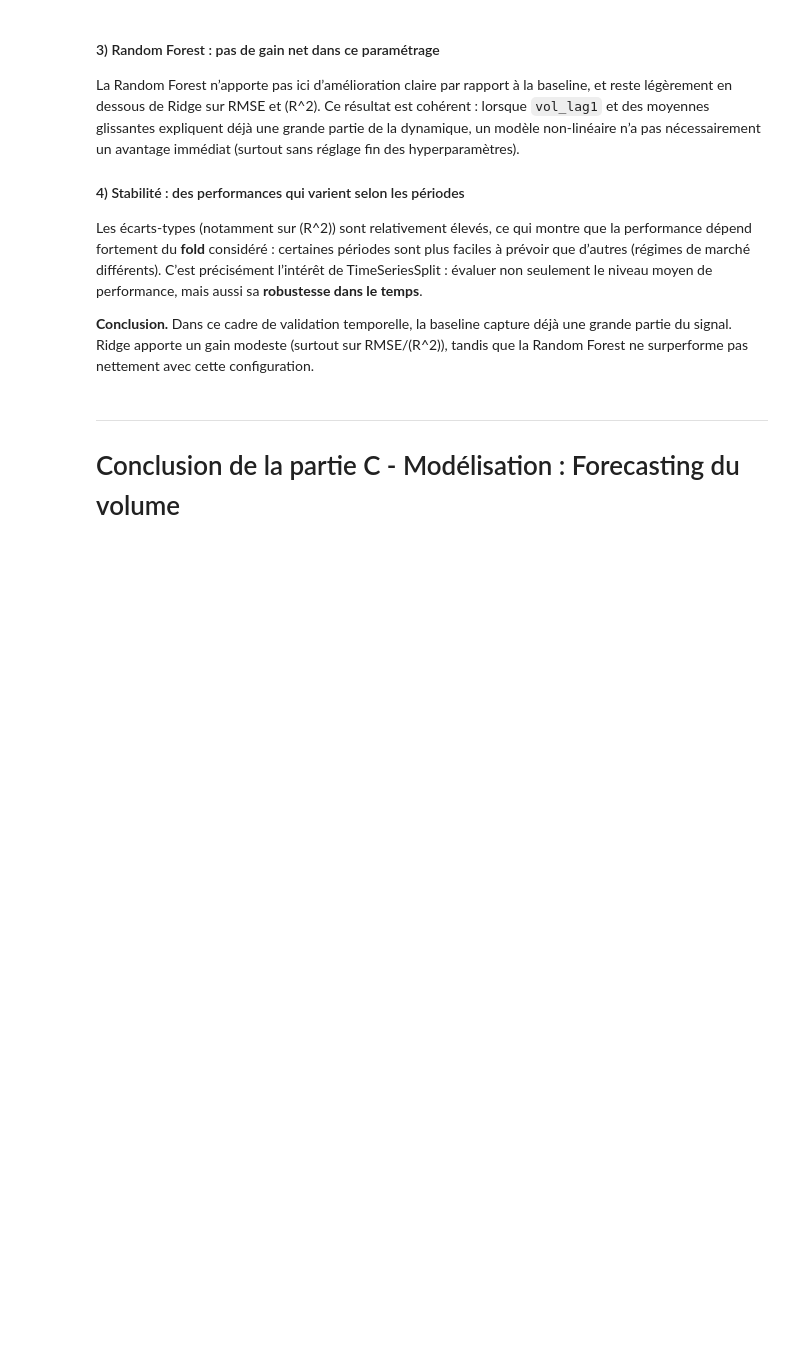
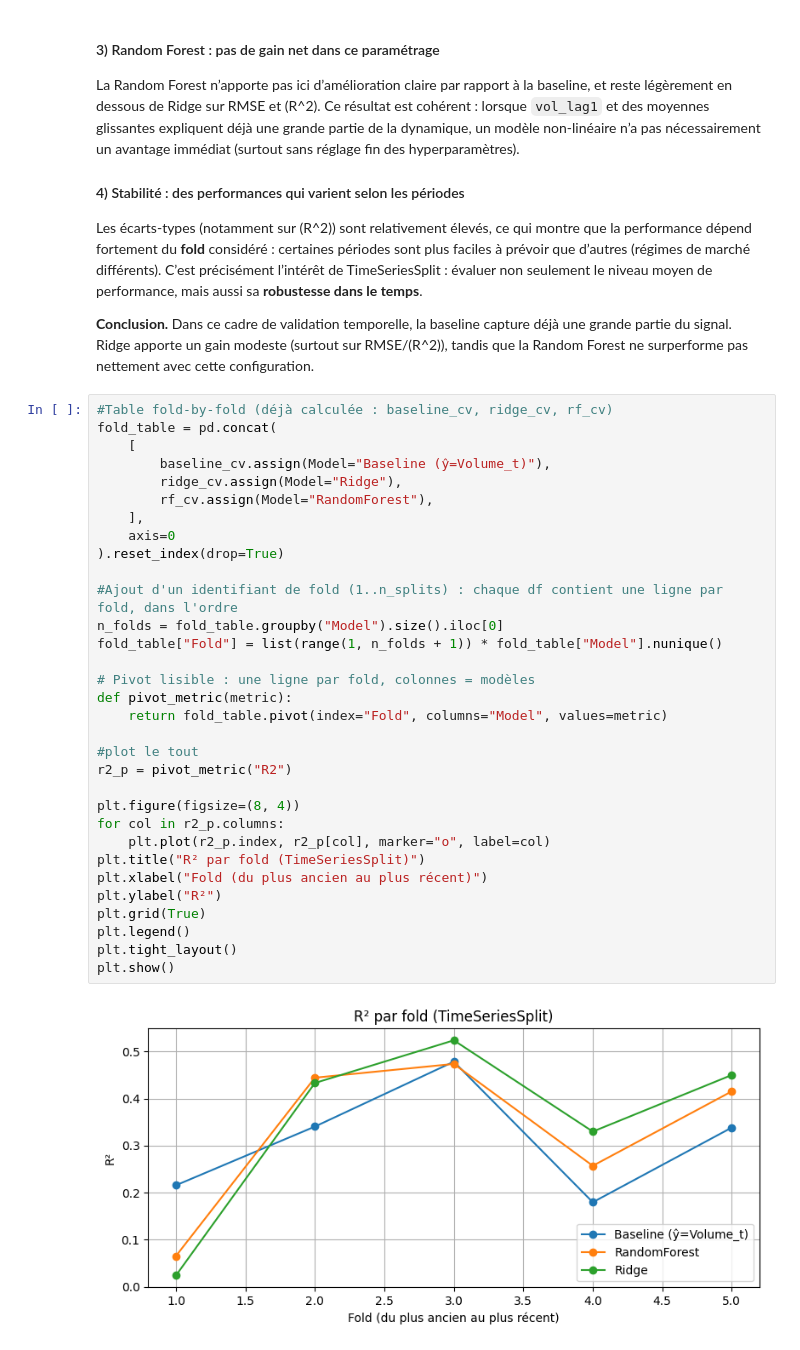
Before and after one commit to JoelKt29/Python-pour-la-data, a Jupyter notebook: Final copy.ipynb, the cells around one changed output. Cells and saved outputs as stored; diff of their text form; blank space fills up the shorter version.

```diff
--- a/Final copy.ipynb
+++ b/Final copy.ipynb
@@ -1659,6 +1659,37 @@ La Random Forest n’apporte pas ici d’amélioration claire par rapport à la
 Les écarts-types (notamment sur \(R^2\)) sont relativement élevés, ce qui montre que la performance dépend fortement du **fold** considéré : certaines périodes sont plus faciles à prévoir que d’autres (régimes de marché différents). C’est précisément l’intérêt de TimeSeriesSplit : évaluer non seulement le niveau moyen de performance, mais aussi sa **robustesse dans le temps**.
 
 **Conclusion.** Dans ce cadre de validation temporelle, la baseline capture déjà une grande partie du signal. Ridge apporte un gain modeste (surtout sur RMSE/\(R^2\)), tandis que la Random Forest ne surperforme pas nettement avec cette configuration.
-# %% [markdown]
----
-# Conclusion de la partie C - Modélisation : Forecasting du volume
+# %%
+#Table fold-by-fold (déjà calculée : baseline_cv, ridge_cv, rf_cv)
+fold_table = pd.concat(
+    [
+        baseline_cv.assign(Model="Baseline (ŷ=Volume_t)"),
+        ridge_cv.assign(Model="Ridge"),
+        rf_cv.assign(Model="RandomForest"),
+    ],
+    axis=0
+).reset_index(drop=True)
+
+#Ajout d'un identifiant de fold (1..n_splits) : chaque df contient une ligne par fold, dans l'ordre
+n_folds = fold_table.groupby("Model").size().iloc[0]
+fold_table["Fold"] = list(range(1, n_folds + 1)) * fold_table["Model"].nunique()
+
+# Pivot lisible : une ligne par fold, colonnes = modèles
+def pivot_metric(metric):
+    return fold_table.pivot(index="Fold", columns="Model", values=metric)
+
+#plot le tout
+r2_p = pivot_metric("R2")
+
+plt.figure(figsize=(8, 4))
+for col in r2_p.columns:
+    plt.plot(r2_p.index, r2_p[col], marker="o", label=col)
+plt.title("R² par fold (TimeSeriesSplit)")
+plt.xlabel("Fold (du plus ancien au plus récent)")
+plt.ylabel("R²")
+plt.grid(True)
+plt.legend()
+plt.tight_layout()
+plt.show()
+# %% [output]
+[figure, added]
```
Also changed, not shown: parts of 3 cells of this notebook.
